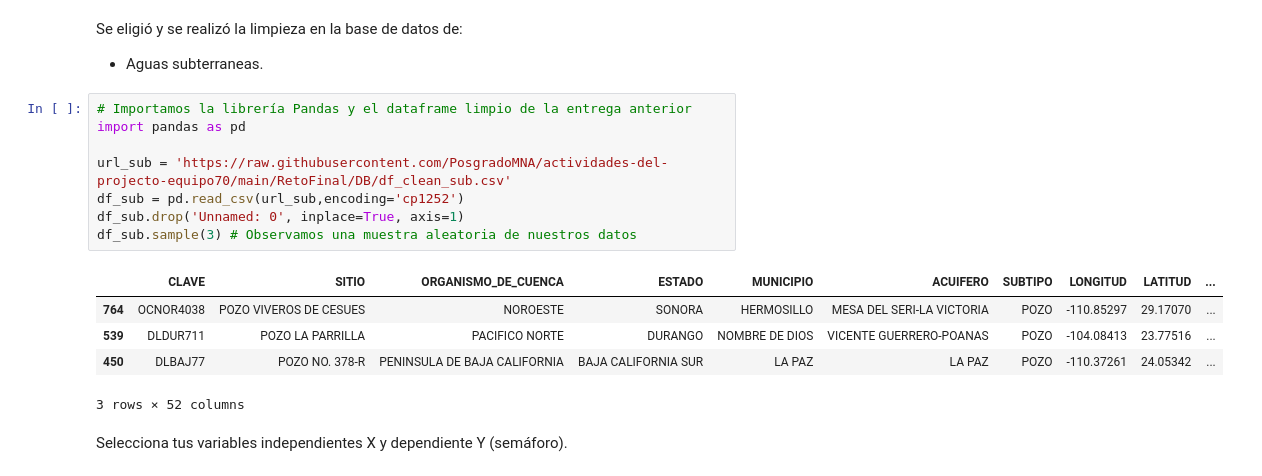
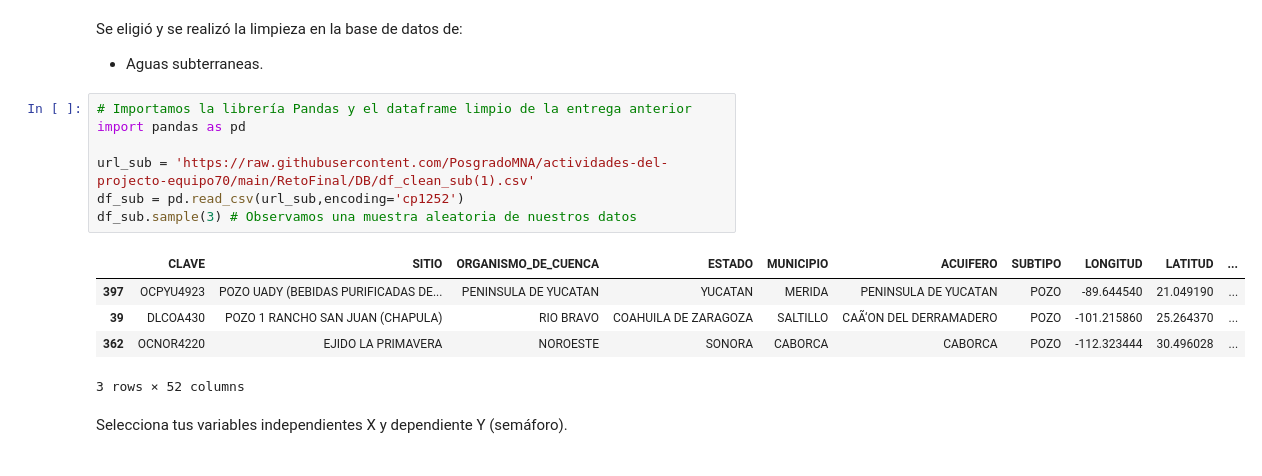
Before and after one commit to PosgradoMNA/actividades-del-projecto-equipo70, a Jupyter notebook: RetoFinal/Entrega2/Reto_Entrega2_ClasificaciónEnsamblesYPresentaciónEjecutiva.ipynb, the cells around one changed output. Drawn from its saved outputs; the diff is of its cells as text.

```diff
--- a/RetoFinal/Entrega2/Reto_Entrega2_ClasificaciónEnsamblesYPresentaciónEjecutiva.ipynb
+++ b/RetoFinal/Entrega2/Reto_Entrega2_ClasificaciónEnsamblesYPresentaciónEjecutiva.ipynb
@@ -49,16 +49,15 @@ Se eligió y se realizó la limpieza en la base de datos de:
 # %%
 # Importamos la librería Pandas y el dataframe limpio de la entrega anterior
 import pandas as pd
 
-url_sub = 'https://raw.githubusercontent.com/PosgradoMNA/actividades-del-projecto-equipo70/main/RetoFinal/DB/df_clean_sub.csv'
+url_sub = 'https://raw.githubusercontent.com/PosgradoMNA/actividades-del-projecto-equipo70/main/RetoFinal/DB/df_clean_sub(1).csv'
 df_sub = pd.read_csv(url_sub,encoding='cp1252')
-df_sub.drop('Unnamed: 0', inplace=True, axis=1)
 df_sub.sample(3) # Observamos una muestra aleatoria de nuestros datos
 # %% [output]
 |  | CLAVE | SITIO | ORGANISMO_DE_CUENCA | ESTADO | MUNICIPIO | ACUIFERO | SUBTIPO | LONGITUD | LATITUD | ... |
-| 764 | OCNOR4038 | POZO VIVEROS DE CESUES | NOROESTE | SONORA | HERMOSILLO | MESA DEL SERI-LA VICTORIA | POZO | -110.85297 | 29.17070 | ... |
-| 539 | DLDUR711 | POZO LA PARRILLA | PACIFICO NORTE | DURANGO | NOMBRE DE DIOS | VICENTE GUERRERO-POANAS | POZO | -104.08413 | 23.77516 | ... |
-| 450 | DLBAJ77 | POZO NO. 378-R | PENINSULA DE BAJA CALIFORNIA | BAJA CALIFORNIA SUR | LA PAZ | LA PAZ | POZO | -110.37261 | 24.05342 | ... |
+| 397 | OCPYU4923 | POZO UADY (BEBIDAS PURIFICADAS DE... | PENINSULA DE YUCATAN | YUCATAN | MERIDA | PENINSULA DE YUCATAN | POZO | -89.644540 | 21.049190 | ... |
+| 39 | DLCOA430 | POZO 1 RANCHO SAN JUAN (CHAPULA) | RIO BRAVO | COAHUILA DE ZARAGOZA | SALTILLO | CAÃ‘ON DEL DERRAMADERO | POZO | -101.215860 | 25.264370 | ... |
+| 362 | OCNOR4220 | EJIDO LA PRIMAVERA | NOROESTE | SONORA | CABORCA | CABORCA | POZO | -112.323444 | 30.496028 | ... |
 3 rows × 52 columns
 # %% [markdown]
 Selecciona tus variables independientes X y dependiente Y (semáforo).
```
Also changed, not shown: parts of 11 cells of this notebook.
